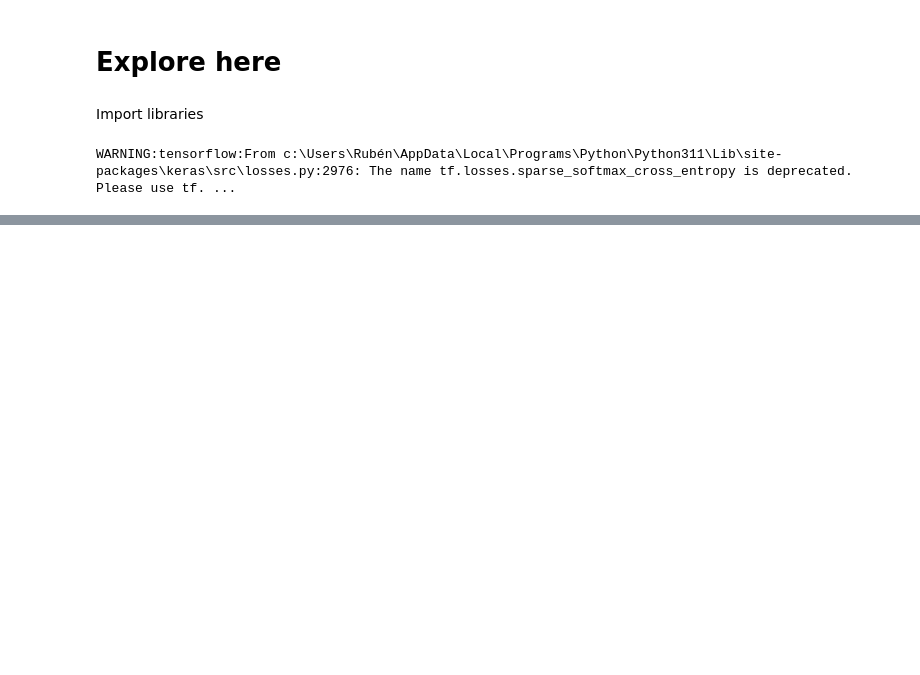
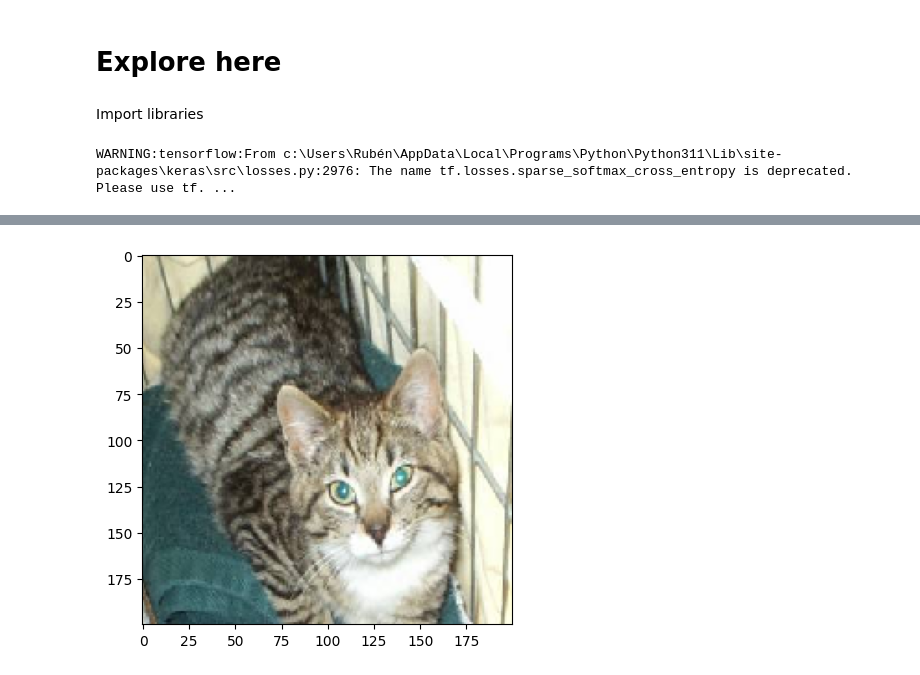
Before and after one commit to Munchkinland/RNA---Dogs-vs.-Cats---, a Jupyter notebook: src/explore.ipynb, the cells around one changed output, grey strips where cells are left out. Drawn from its saved outputs; the diff is of its cells as text; code cells hidden in the pictures; blank space fills up the shorter version.

```diff
--- a/src/explore.ipynb
+++ b/src/explore.ipynb
@@ -49,0 +206,24 @@ plt.show()
+# %%
+from keras.preprocessing import image
+from keras.models import load_model
+import numpy as np
+import matplotlib.pyplot as plt
+
+# Carga una imagen de prueba desde la carpeta de prueba
+img = image.load_img("../data/raw/test/dog/19.jpg", target_size=(200, 200))
+img = np.asarray(img)
+plt.imshow(img)
+img = np.expand_dims(img, axis=0)
+
+# Carga el modelo previamente entrenado
+saved_model = load_model("../models/vgg16_1.h5")
+
+# Realiza la predicción en la imagen de prueba
+output = saved_model.predict(img)
+
+# Determina la clase predicha
+if output[0][0] > output[0][1]:
+    print("Perro")
+else:
+    print("Gato")
+# %% [output]
@@ -49,0 +233 @@ plt.show()
+[figure, added]
```
Also changed, not shown: parts of 17 cells of this notebook, 2 other files.
